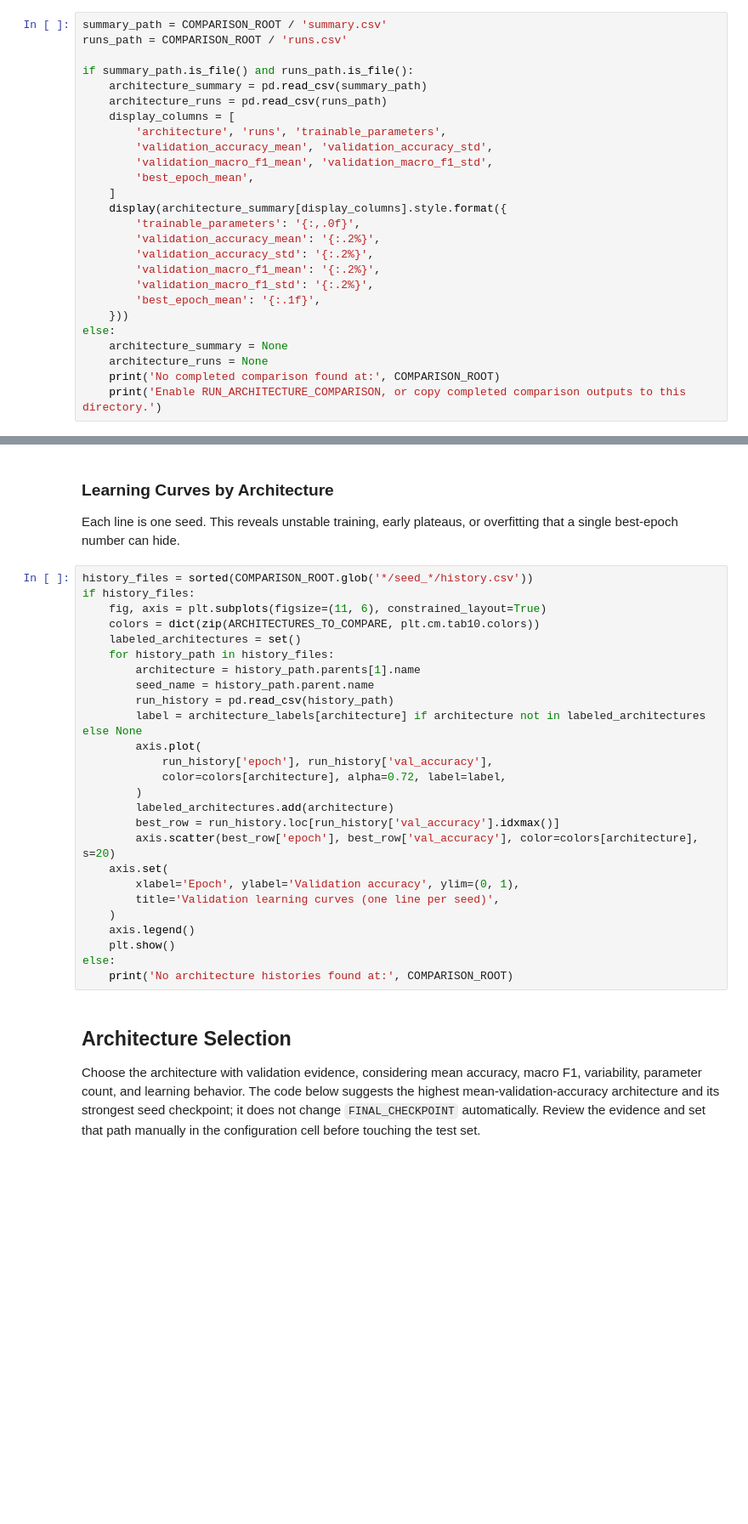
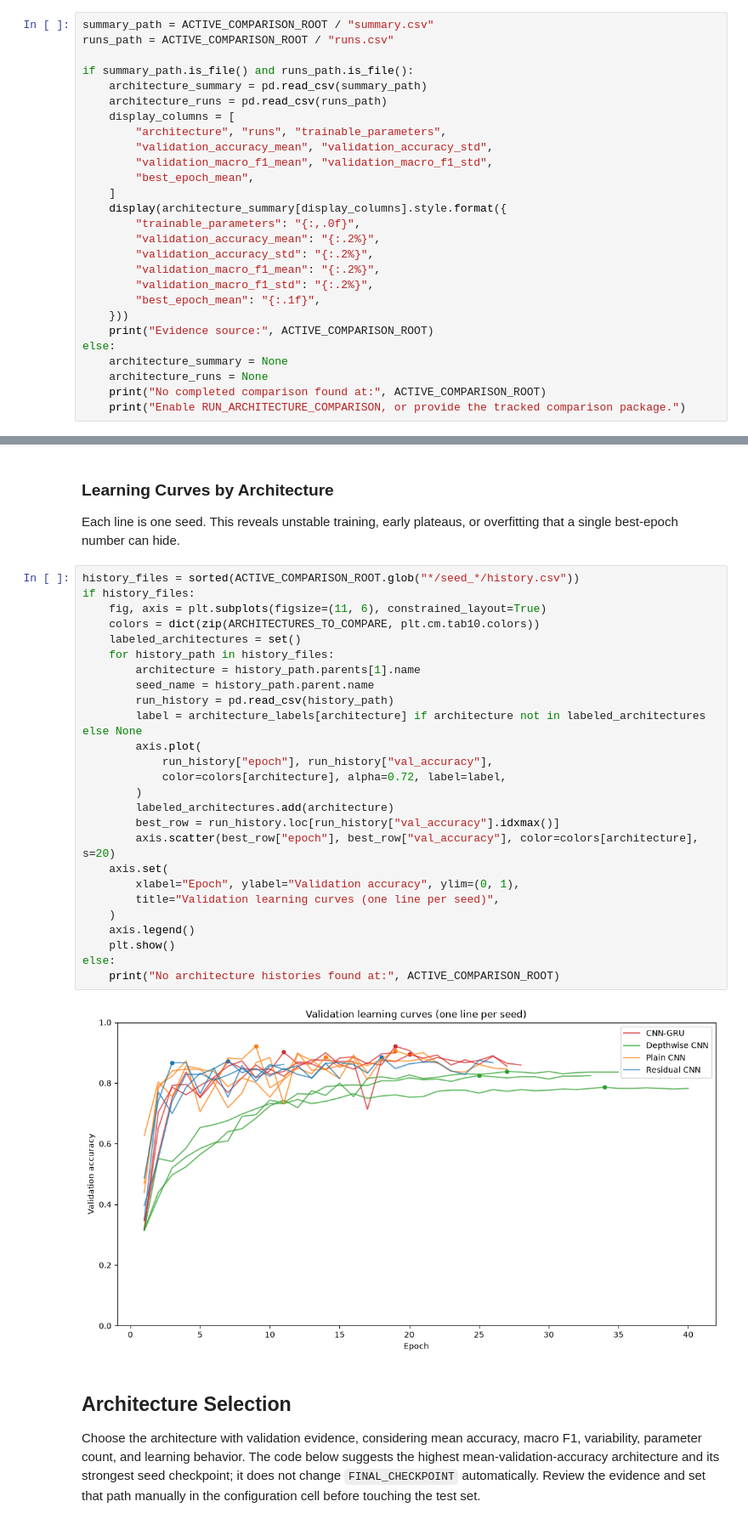
Before and after one commit to Bleu7101/bird_song_gen, a Jupyter notebook: notebooks/03_classifier.ipynb, the cells around one changed output, grey strips where cells are left out. Shown at 85% size. Drawn from its saved outputs; the diff is of its cells as text; blank space fills up the shorter version.

```diff
--- a/notebooks/03_classifier.ipynb
+++ b/notebooks/03_classifier.ipynb
@@ -267,26 +358,27 @@ These cells visualize completed runs from `COMPARISON_ROOT`. They show a clear i
 # %%
-summary_path = COMPARISON_ROOT / 'summary.csv'
-runs_path = COMPARISON_ROOT / 'runs.csv'
+summary_path = ACTIVE_COMPARISON_ROOT / "summary.csv"
+runs_path = ACTIVE_COMPARISON_ROOT / "runs.csv"
 
 if summary_path.is_file() and runs_path.is_file():
     architecture_summary = pd.read_csv(summary_path)
     architecture_runs = pd.read_csv(runs_path)
     display_columns = [
-        'architecture', 'runs', 'trainable_parameters',
-        'validation_accuracy_mean', 'validation_accuracy_std',
-        'validation_macro_f1_mean', 'validation_macro_f1_std',
-        'best_epoch_mean',
+        "architecture", "runs", "trainable_parameters",
+        "validation_accuracy_mean", "validation_accuracy_std",
+        "validation_macro_f1_mean", "validation_macro_f1_std",
+        "best_epoch_mean",
     ]
     display(architecture_summary[display_columns].style.format({
-        'trainable_parameters': '{:,.0f}',
-        'validation_accuracy_mean': '{:.2%}',
-        'validation_accuracy_std': '{:.2%}',
-        'validation_macro_f1_mean': '{:.2%}',
-        'validation_macro_f1_std': '{:.2%}',
-        'best_epoch_mean': '{:.1f}',
+        "trainable_parameters": "{:,.0f}",
+        "validation_accuracy_mean": "{:.2%}",
+        "validation_accuracy_std": "{:.2%}",
+        "validation_macro_f1_mean": "{:.2%}",
+        "validation_macro_f1_std": "{:.2%}",
+        "best_epoch_mean": "{:.1f}",
     }))
+    print("Evidence source:", ACTIVE_COMPARISON_ROOT)
 else:
     architecture_summary = None
     architecture_runs = None
-    print('No completed comparison found at:', COMPARISON_ROOT)
-    print('Enable RUN_ARCHITECTURE_COMPARISON, or copy completed comparison outputs to this directory.')
+    print("No completed comparison found at:", ACTIVE_COMPARISON_ROOT)
+    print("Enable RUN_ARCHITECTURE_COMPARISON, or provide the tracked comparison package.")
@@ -342,31 +443,33 @@ else:
 
 Each line is one seed. This reveals unstable training, early plateaus, or overfitting that a single best-epoch number can hide.
 # %%
-history_files = sorted(COMPARISON_ROOT.glob('*/seed_*/history.csv'))
+history_files = sorted(ACTIVE_COMPARISON_ROOT.glob("*/seed_*/history.csv"))
 if history_files:
     fig, axis = plt.subplots(figsize=(11, 6), constrained_layout=True)
     colors = dict(zip(ARCHITECTURES_TO_COMPARE, plt.cm.tab10.colors))
     labeled_architectures = set()
     for history_path in history_files:
         architecture = history_path.parents[1].name
         seed_name = history_path.parent.name
         run_history = pd.read_csv(history_path)
         label = architecture_labels[architecture] if architecture not in labeled_architectures else None
         axis.plot(
-            run_history['epoch'], run_history['val_accuracy'],
+            run_history["epoch"], run_history["val_accuracy"],
             color=colors[architecture], alpha=0.72, label=label,
         )
         labeled_architectures.add(architecture)
-        best_row = run_history.loc[run_history['val_accuracy'].idxmax()]
-        axis.scatter(best_row['epoch'], best_row['val_accuracy'], color=colors[architecture], s=20)
+        best_row = run_history.loc[run_history["val_accuracy"].idxmax()]
+        axis.scatter(best_row["epoch"], best_row["val_accuracy"], color=colors[architecture], s=20)
     axis.set(
-        xlabel='Epoch', ylabel='Validation accuracy', ylim=(0, 1),
-        title='Validation learning curves (one line per seed)',
+        xlabel="Epoch", ylabel="Validation accuracy", ylim=(0, 1),
+        title="Validation learning curves (one line per seed)",
     )
     axis.legend()
     plt.show()
 else:
-    print('No architecture histories found at:', COMPARISON_ROOT)
+    print("No architecture histories found at:", ACTIVE_COMPARISON_ROOT)
+# %% [output]
+[figure, added]
 # %% [markdown]
 ## Architecture Selection
 
```
Also changed, not shown: parts of 19 cells of this notebook, 5 other files.
